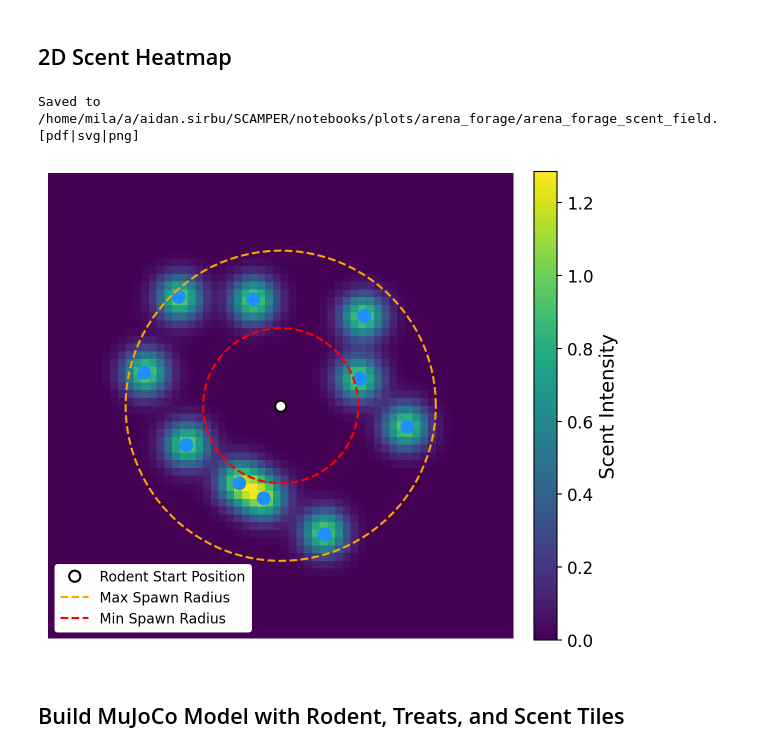
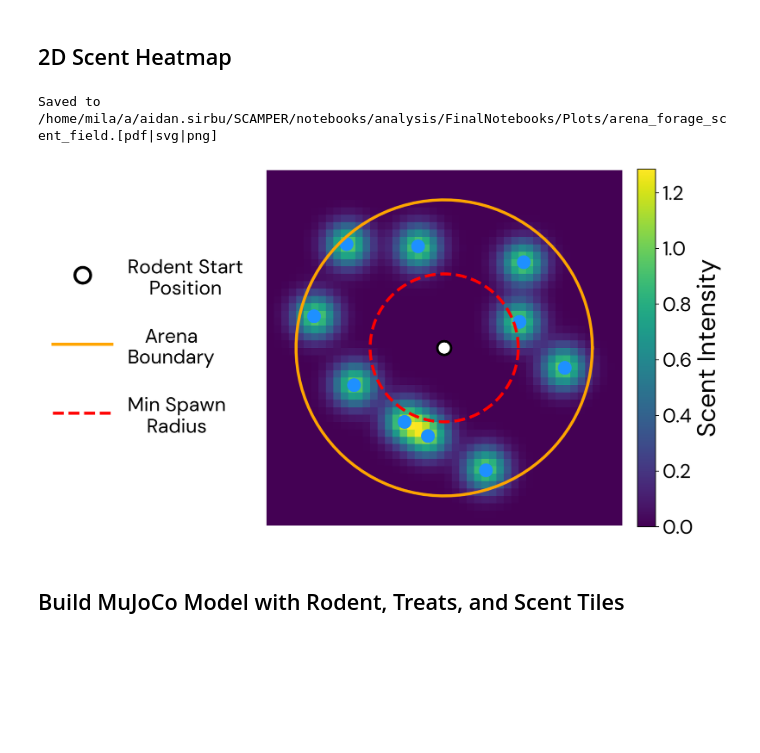
Before and after one commit to asirbu77/SCAMPER, a Jupyter notebook: notebooks/analysis/FinalNotebooks/arena_forage_visualization.ipynb, the cells around one changed output. Saved outputs shown, nothing was run; the diff lists cells and outputs as text; code cells hidden in the pictures; blank space fills up the shorter version.

```diff
--- a/notebooks/analysis/FinalNotebooks/arena_forage_visualization.ipynb
+++ b/notebooks/analysis/FinalNotebooks/arena_forage_visualization.ipynb
@@ -25,6 +25,9 @@ from pathlib import Path
 
 %matplotlib inline
 %config InlineBackend.figure_format='retina'
+
+import matplotlib
+matplotlib.rcParams["font.family"] = "DM Sans"
 # %% [markdown]
 ## Configuration
 # %%
@@ -46,7 +49,7 @@ SCENT_THRESHOLD = 0  # min scent to render a tile (skip near-zero)
 COLLECTED_MASK = [False] * NUM_TREATS
 
 # Output
-OUTPUT_DIR = Path("/home/mila/a/aidan.sirbu/SCAMPER/notebooks/plots/arena_forage")
+OUTPUT_DIR = Path("/home/mila/a/aidan.sirbu/SCAMPER/notebooks/analysis/FinalNotebooks/Plots")
 OUTPUT_DIR.mkdir(parents=True, exist_ok=True)
 # %% [markdown]
 ## Sample Treat Positions
@@ -126,10 +129,11 @@ Tiles above threshold: 10000 / 10000
 # %% [markdown]
 ## 2D Scent Heatmap
 # %%
-extent = MAX_SPAWN_RADIUS * 1.5
+extent = MAX_SPAWN_RADIUS * 1.2
 vmax = max(float(scent_grid.max()), 1.0)
 
-fig, ax = plt.subplots(figsize=(6, 6))
+fig = plt.figure(figsize=(10, 6))
+ax = fig.add_axes([0.30, 0.05, 0.55, 0.90])
 
 # Scent heatmap
 im = ax.imshow(
@@ -156,7 +160,7 @@ for i in range(NUM_TREATS):
         treat_positions[i, 1],
         marker=marker,
         color=color,
-        markersize=8,
+        markersize=12,
         markeredgewidth=2,
         linestyle="None",
     )
@@ -167,11 +171,11 @@ ax.plot(
     0,
     "o",
     color="white",
-    markersize=8,
+    markersize=14,
     markeredgecolor="black",
-    markeredgewidth=1.5,
+    markeredgewidth=2.5,
     linestyle="None",
-    label="Rodent Start Position",
+    label="Rodent Start\nPosition",
     zorder=5,
 )
 
@@ -179,51 +183,64 @@ ax.plot(
 theta = np.linspace(0, 2 * np.pi, 100)
 ax.plot(
     MAX_SPAWN_RADIUS * np.cos(theta),
     MAX_SPAWN_RADIUS * np.sin(theta),
     color="orange",
-    linestyle="--",
+    linestyle="-",
     alpha=1.0,
-    linewidth=1.5,
-    label="Max Spawn Radius",
+    linewidth=3,
+    label="Arena\nBoundary",
 )
 ax.plot(
     MIN_SPAWN_RADIUS * np.cos(theta),
     MIN_SPAWN_RADIUS * np.sin(theta),
     "r--",
     alpha=1.0,
-    linewidth=1.5,
-    label="Min Spawn Radius",
+    linewidth=3,
+    label="Min Spawn\nRadius",
 )
 
 ax.set_xlim(-extent, extent)
 ax.set_ylim(-extent, extent)
 ax.axis("off")
 
-ax.legend(
-    fontsize=10,
-    loc="lower left",
-    frameon=True,
-    facecolor="white",
-    edgecolor="white",
-    framealpha=1.0,
+legend = ax.legend(
+    fontsize=20,
+    loc="center left",
+    bbox_to_anchor=(-0.65, 0.5),
+    frameon=False,
+    markerscale=2.0,
+    handlelength=3,
+    handleheight=2,
+    labelspacing=1.5,
 )
 
+# Center-align multiline legend labels
+for text in legend.get_texts():
+    text.set_ha("center")
+    text.set_multialignment("center")
+
+# Thicken legend lines and marker edges
+for handle in legend.legend_handles:
+    handle.set_linewidth(3.0)
+    handle.set_markeredgewidth(3.0)
+
+# Reduce start position marker size in legend only
+legend.legend_handles[0].set_markersize(16)
+
 cbar = fig.colorbar(im, ax=ax, fraction=0.046, pad=0.04)
-cbar.set_label("Scent Intensity", fontsize=14)
-cbar.ax.tick_params(labelsize=12)
-
-plt.tight_layout()
+cbar.set_label("Scent Intensity", fontsize=26)
+cbar.ax.tick_params(labelsize=20)
 
 save_name = "arena_forage_scent_field"
 fig.savefig(OUTPUT_DIR / f"{save_name}.pdf", bbox_inches="tight")
 fig.savefig(OUTPUT_DIR / f"{save_name}.svg", bbox_inches="tight")
 fig.savefig(OUTPUT_DIR / f"{save_name}.png", bbox_inches="tight", dpi=300)
 print(f"Saved to {OUTPUT_DIR / save_name}.[pdf|svg|png]")
 
 plt.show()
 # %% [output]
-Saved to /home/mila/a/aidan.sirbu/SCAMPER/notebooks/plots/arena_forage/arena_forage_scent_field.[pdf|svg|png]
+Saved to /home/mila/a/aidan.sirbu/SCAMPER/notebooks/analysis/FinalNotebooks/Plots/arena_forage_scent_field.[pdf|svg|png]
-[figure, old version]
+[figure, new version]
 # %% [markdown]
 ## Build MuJoCo Model with Rodent, Treats, and Scent Tiles
 # %%
```
Also changed, not shown: 9 other files.
